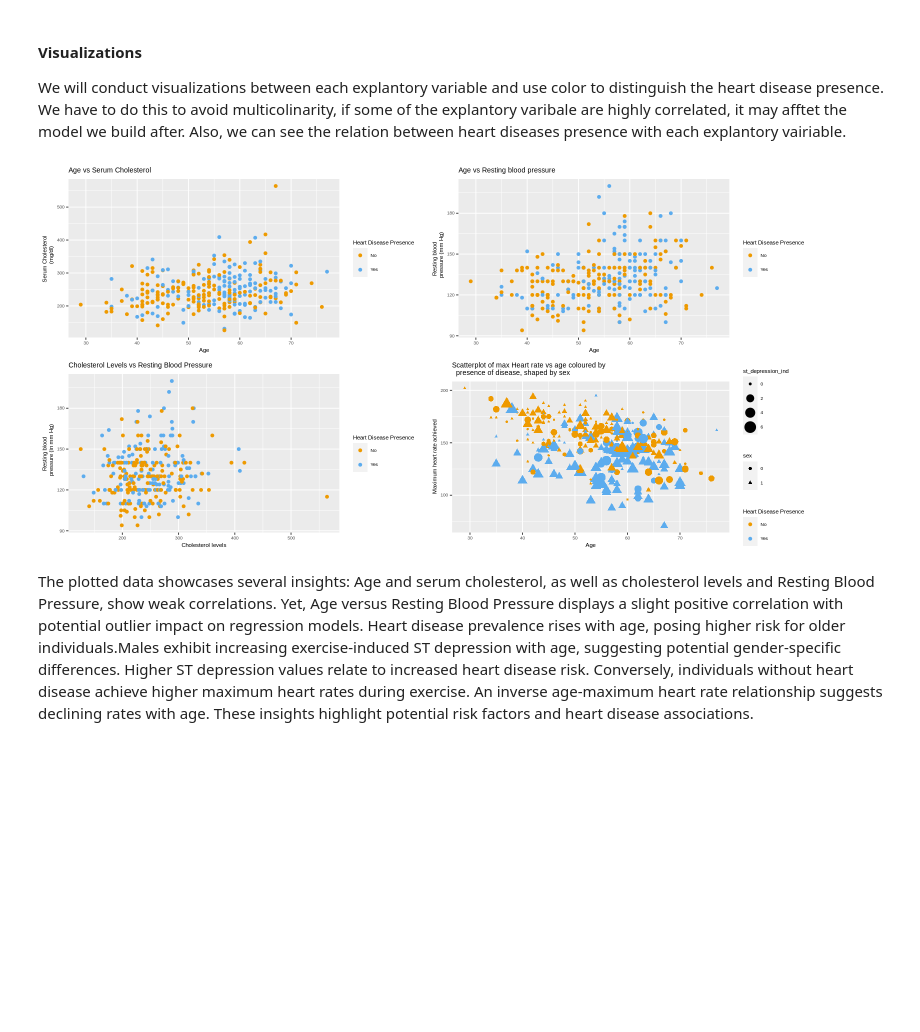
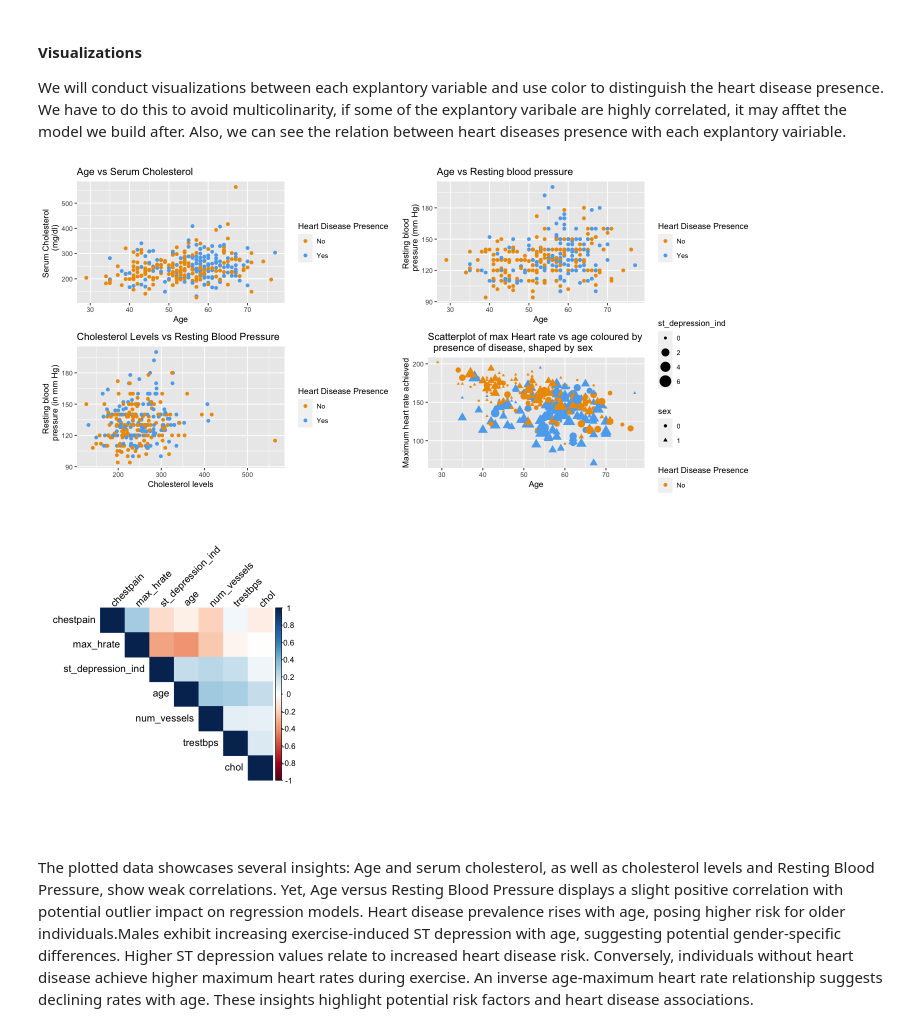
Before and after one commit to lavanyakandhari/Stat301-project, a Jupyter notebook: Final_Project.ipynb, the cells around one changed output. Drawn from its saved outputs; the diff is of its cells as text; code cells hidden in the pictures; blank space fills up the shorter version.

Commit message:
added corr plot

```diff
--- a/Final_Project.ipynb
+++ b/Final_Project.ipynb
@@ -152,7 +152,7 @@ age_vs_chol <- data_tidy %>%
     ggtitle("Age vs Serum Cholesterol") +
     labs(x = "Age", y = "Serum Cholesterol \
     (mg/dl)", col = "Heart Disease Presence") +
-    theme(text = element_text(size = 7)) +
+    theme(text = element_text(size = 10)) +
     scale_color_manual(labels = c("No", "Yes"),
      values = c("orange2", "steelblue2"))
 #relation between age, resting blood pressure
@@ -161,38 +161,47 @@ age_vs_trestbps <- data_tidy %>%
     geom_point() +
     ggtitle("Age vs Resting blood pressure") +
     labs(x = "Age", y = "Resting blood \
     pressure (mm Hg)", col = "Heart Disease Presence") +
-    theme(text = element_text(size = 7)) +
+    theme(text = element_text(size = 10)) +
     scale_color_manual(labels = c("No", "Yes"),
      values = c("orange2", "steelblue2"))
 #relation between cholesterol levels, resting blood pressure
 chol_vs_trestbps <- data_tidy %>%
     ggplot(aes(x = chol, y = trestbps , col = target )) +
     geom_point() +
     ggtitle("Cholesterol Levels vs Resting Blood Pressure ") +
     labs(x = "Cholesterol levels", y = "Resting blood \
     pressure (in mm Hg)", col = "Heart Disease Presence") +
-    theme(text = element_text(size = 7)) +
+    theme(text = element_text(size = 10)) +
     scale_color_manual(labels = c("No", "Yes"),
      values = c("orange2", "steelblue2"))
 
 #relation between max Heart rate vs age coloured by presence of disease, shaped by sex
 hr_vs_age <- ggplot(heart_data, aes(x = age,
                        y = max_hrate, col=target)) +
   geom_point(aes(shape = sex, size=st_depression_ind)) +
   labs(x = "Age", y = "Maximum heart rate achieved",
   col = "Heart Disease Presence")+
   ggtitle("Scatterplot of max Heart rate vs age coloured by
   presence of disease, shaped by sex ") +
-  theme(text = element_text(size = 7)) +
+  theme(text = element_text(size = 10)) +
   scale_color_manual(labels = c("No", "Yes"),
      values = c("orange2", "steelblue2"))
 
 #combine the graphs
-options(repr.plot.width = 13, repr.plot.height = 6.5)
+options(repr.plot.width = 12, repr.plot.height = 5.5)
 combined_plot<-grid.arrange(age_vs_chol, age_vs_trestbps, chol_vs_trestbps,hr_vs_age, ncol = 2)
+numeric_columns <- sapply(data_tidy, is.numeric)
+
+correlation_matrix <- cor(data_tidy[, numeric_columns])
+
+# Create correlation heatmap
+options(repr.plot.width = 5, repr.plot.height = 5.5)
+
+corrplot(correlation_matrix, method = "color", type = "upper", order = "hclust", tl.col = "black", tl.srt = 45)
 # %% [output]
-[figure, old version]
+[figure, new version]
+[figure, added]
 # %% [markdown]
 The plotted data showcases several insights: Age and serum cholesterol, as well as cholesterol levels and Resting Blood Pressure, show weak correlations. Yet, Age versus Resting Blood Pressure displays a slight positive correlation with potential outlier impact on regression models. Heart disease prevalence rises with age, posing higher risk for older individuals.Males exhibit increasing exercise-induced ST depression with age, suggesting potential gender-specific differences. Higher ST depression values relate to increased heart disease risk. Conversely, individuals without heart disease achieve higher maximum heart rates during exercise. An inverse age-maximum heart rate relationship suggests declining rates with age. These insights highlight potential risk factors and heart disease associations.
 # %% [markdown]
```
Also changed, not shown: parts of 1 cell of this notebook.
